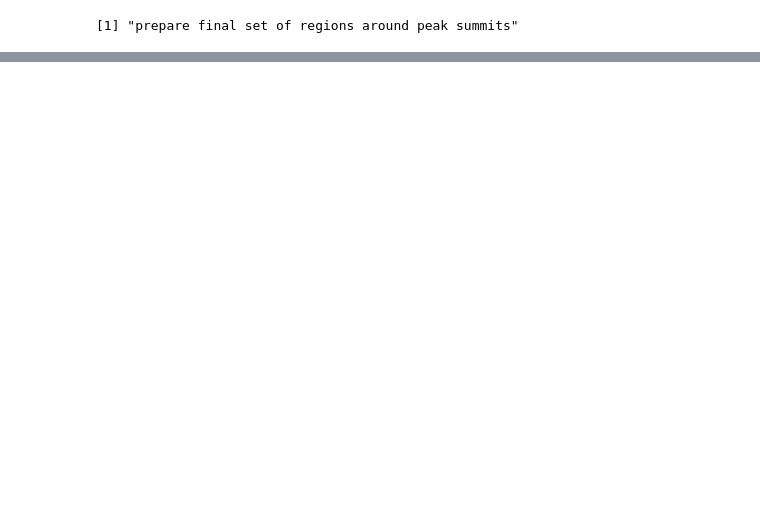
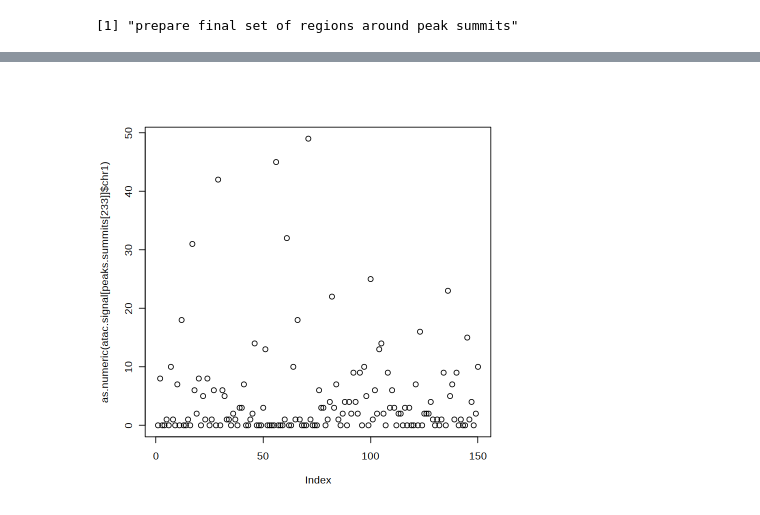
Before and after one commit to z2e2/sc-atac-submmit-calling, a Jupyter notebook: 3_extract_peak_summits.ipynb, the cells around one changed output, grey strips where cells are left out. Drawn from its saved outputs; the diff is of its cells as text; code cells hidden in the pictures; blank space fills up the shorter version.

```diff
--- a/3_extract_peak_summits.ipynb
+++ b/3_extract_peak_summits.ipynb
@@ -153,0 +184,6 @@ max(summit.count)
+# %%
+print("prepare final set of regions around peak summits")
+summit.width <- 150
+peaks.summits.dt <- data.table(ldply(peaks.summits.final, matrix, .id = "peak"))
+colnames(peaks.summits.dt) <- c("peak", "summit")
+peaks.summits <- all.atac.peaks[peaks.summits.dt$peak, ]
@@ -153,0 +196,3 @@ max(summit.count)
+# %%
+peaks.summits$peak <- names(peaks.summits)
+peaks.summits
@@ -153,0 +216,6 @@ max(summit.count)
+# %%
+peaks.summits$peak_position <- sapply(peaks.summits$peak, function (pk) {
+    peak_info = all.atac.peaks[pk]
+    paste(seqnames(peak_info), ":", start(ranges(peak_info)), "-", end(ranges(peak_info)), sep = "")
+})
+peaks.summits
@@ -153,0 +240,7 @@ max(summit.count)
+# %%
+peaks.summits$peak <- peaks.summits$name
+peaks.summits <- sort(peaks.summits)
+peaks.summits$name <- paste0("summit", seq_along(peaks.summits))
+
+names(peaks.summits) <- peaks.summits$name
+peaks.summits <- resize(peaks.summits, width = summit.width, fix = "center")
@@ -400 +518,5 @@ GRanges object with 79036 ranges and 3 metadata columns:
+# %%
+plot(as.numeric(atac.signal[peaks.summits[233]]$chr1))
+# %% [output]
+[figure, added]
 # %%
```
Also changed, not shown: parts of 41 cells of this notebook, 13 other files.
